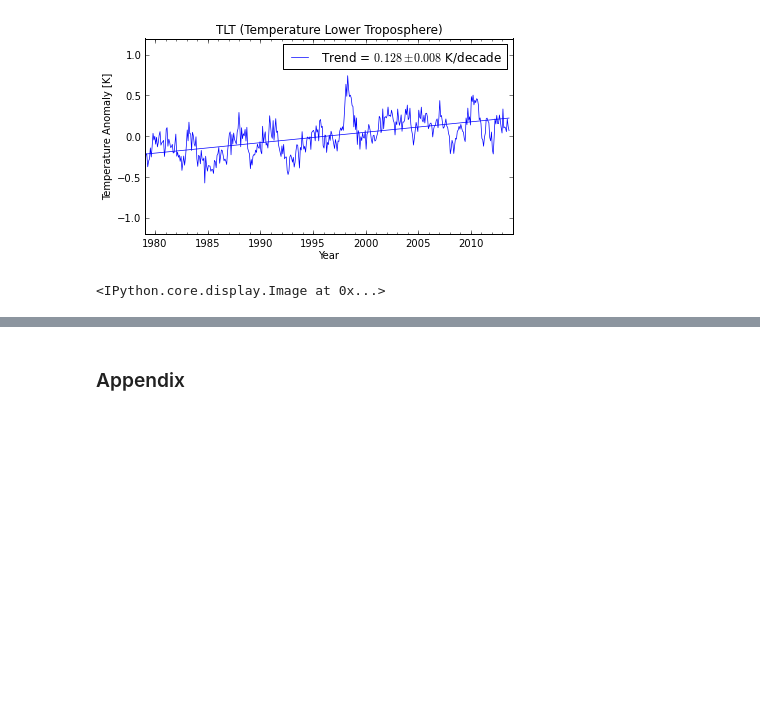
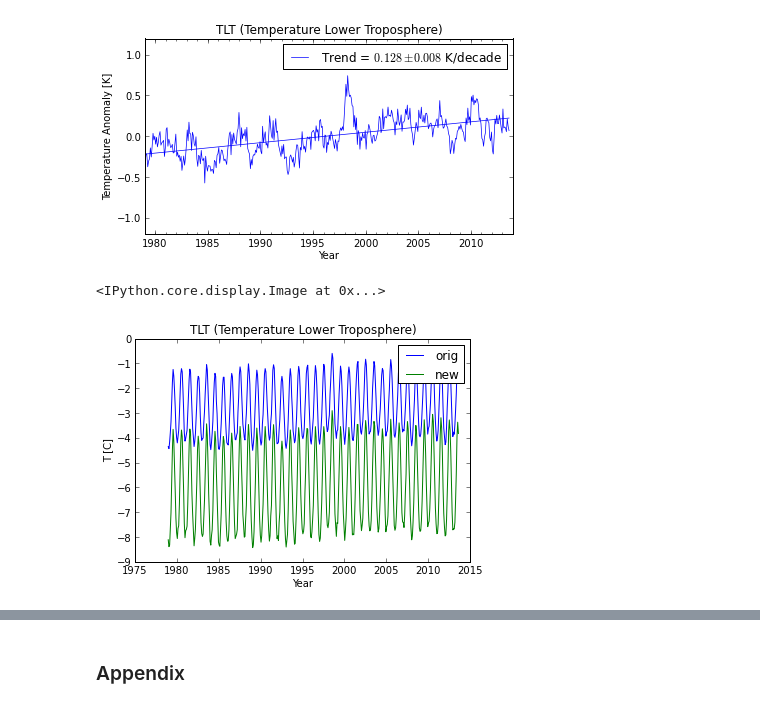
Before and after one commit to certik/climate, a Jupyter notebook: RSS_averages.ipynb, the cells around one changed output, grey strips where cells are left out. Drawn from its saved outputs; the diff is of its cells as text; code cells hidden in the pictures; blank space fills up the shorter version.

```diff
--- a/RSS_averages.ipynb
+++ b/RSS_averages.ipynb
@@ -261 +281,11 @@ def my_average(T):
+# %%
+plot(years, Tavg-273.15, label="orig")
+plot(years, Tavg2-273.15, label="new")
+xlabel("Year")
+ylabel("T [C]")
+legend()
+title("TLT (Temperature Lower Troposphere)")
+show()
+# %% [output]
+[figure, added]
 # %%
```
Also changed, not shown: parts of 4 cells of this notebook.
